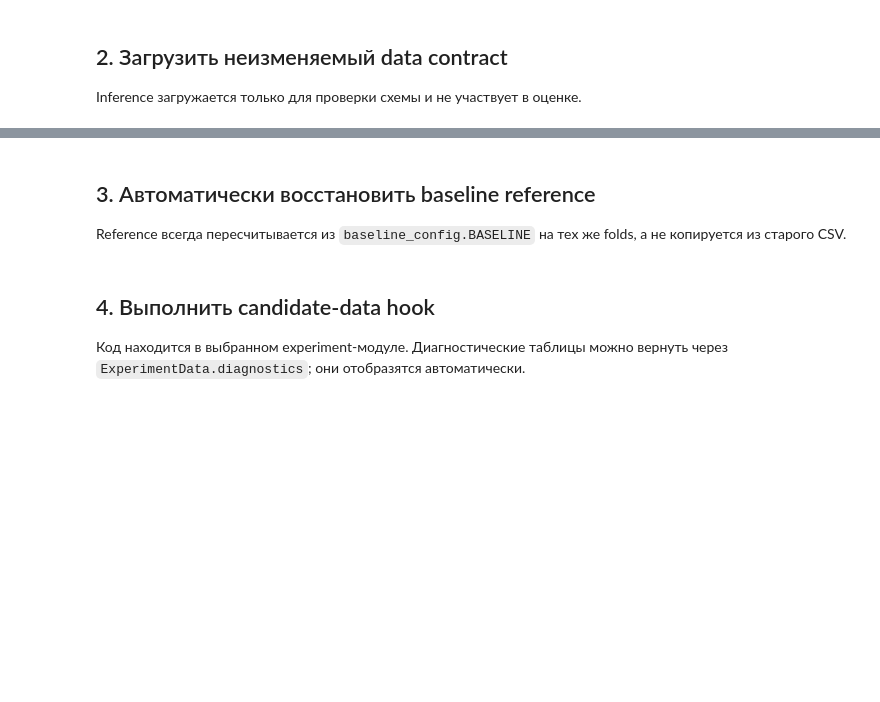
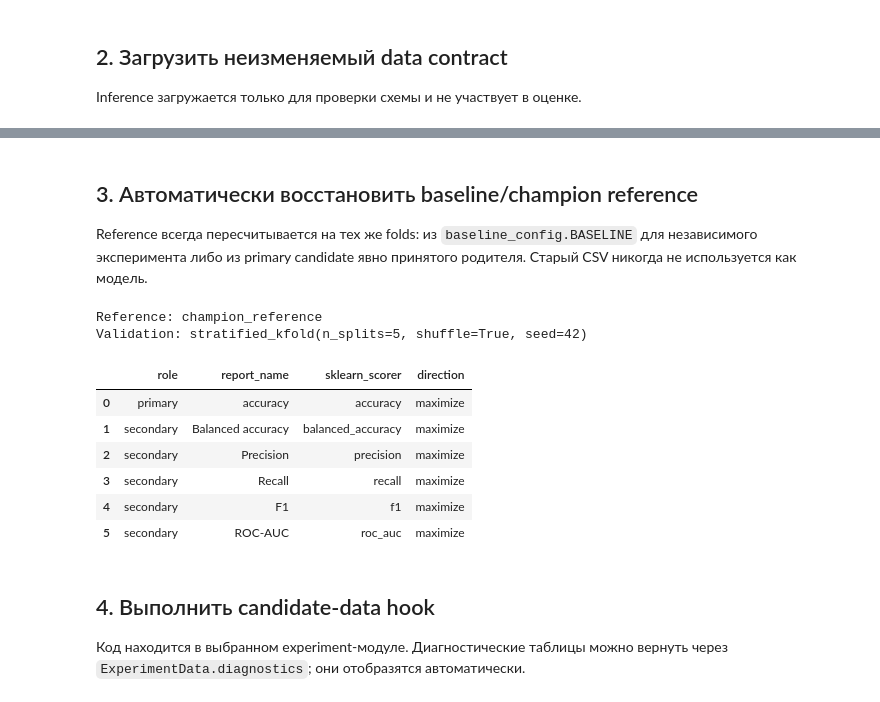
Before and after one commit to tonylarichony-png/Titanik-ML-project, a Jupyter notebook: notebooks/04_experiment.ipynb, the cells around one changed output, grey strips where cells are left out. Cells and saved outputs as stored; diff of their text form; code cells hidden in the pictures; blank space fills up the shorter version.

```diff
--- a/notebooks/04_experiment.ipynb
+++ b/notebooks/04_experiment.ipynb
@@ -101,40 +150,68 @@ print("Dataset SHA-256:", dataset_version)
 # %% [markdown]
-## 3. Автоматически восстановить baseline reference
+## 3. Автоматически восстановить baseline/champion reference
 
-Reference всегда пересчитывается из `baseline_config.BASELINE` на тех же folds,
-а не копируется из старого CSV.
+Reference всегда пересчитывается на тех же folds: из `baseline_config.BASELINE`
+для независимого эксперимента либо из primary candidate явно принятого родителя.
+Старый CSV никогда не используется как модель.
 # %%
-reference_plan = modeling_tools.resolve_feature_plan(
+raw_inference_plan = modeling_tools.resolve_feature_plan(
     train, FEATURE_GROUPS, target=TARGET, key=KEY, settings=baseline_settings,
 )
 if inference is not None:
     modeling_tools.validate_inference_schema(
         inference,
-        reference_plan,
+        raw_inference_plan,
         strict=baseline_settings.require_inference_features,
     )
+reference_context = experiment_tools.prepare_experiment_parent(
+    experiment_definition,
+    train,
+    FEATURE_GROUPS,
+    baseline_settings,
+)
+reference_plan = modeling_tools.resolve_feature_plan(
+    reference_context.frame,
+    reference_context.feature_groups,
+    target=TARGET,
+    key=KEY,
+    settings=reference_context.settings,
+)
 reference_data = modeling_tools.prepare_training_data(
-    train, target=TARGET, plan=reference_plan, settings=baseline_settings,
+    reference_context.frame,
+    target=TARGET,
+    plan=reference_plan,
+    settings=reference_context.settings,
 )
 scoring_plan = modeling_tools.resolve_scoring_plan(
     PROJECT_ROOT, baseline_settings,
 )
 cv, resolved_cv_strategy = modeling_tools.build_cv_splitter(
     baseline_settings, reference_data.y,
 )
 cv_description = modeling_tools.cv_protocol_description(
     baseline_settings, resolved_cv_strategy,
 )
 reference_preprocessor = modeling_tools.build_tabular_preprocessor(
-    baseline_settings, reference_plan,
+    reference_context.settings, reference_plan,
 )
-reference_pipeline = modeling_tools.build_model_pipeline(
+reference_pipeline = experiment_tools.build_experiment_reference(
+    experiment_definition,
     reference_preprocessor,
-    modeling_tools.build_simple_estimator(baseline_settings),
+    reference_context.settings,
 )
 print("Reference:", experiment_settings.reference_model)
 print("Validation:", cv_description)
 display(scoring_plan.to_frame())
+# %% [output]
+Reference: champion_reference
+Validation: stratified_kfold(n_splits=5, shuffle=True, seed=42)
+|  | role | report_name | sklearn_scorer | direction |
+| 0 | primary | accuracy | accuracy | maximize |
+| 1 | secondary | Balanced accuracy | balanced_accuracy | maximize |
+| 2 | secondary | Precision | precision | maximize |
+| 3 | secondary | Recall | recall | maximize |
+| 4 | secondary | F1 | f1 | maximize |
+| 5 | secondary | ROC-AUC | roc_auc | maximize |
 # %% [markdown]
 ## 4. Выполнить candidate-data hook
 
```
Also changed, not shown: parts of 10 cells of this notebook, 23 other files.
